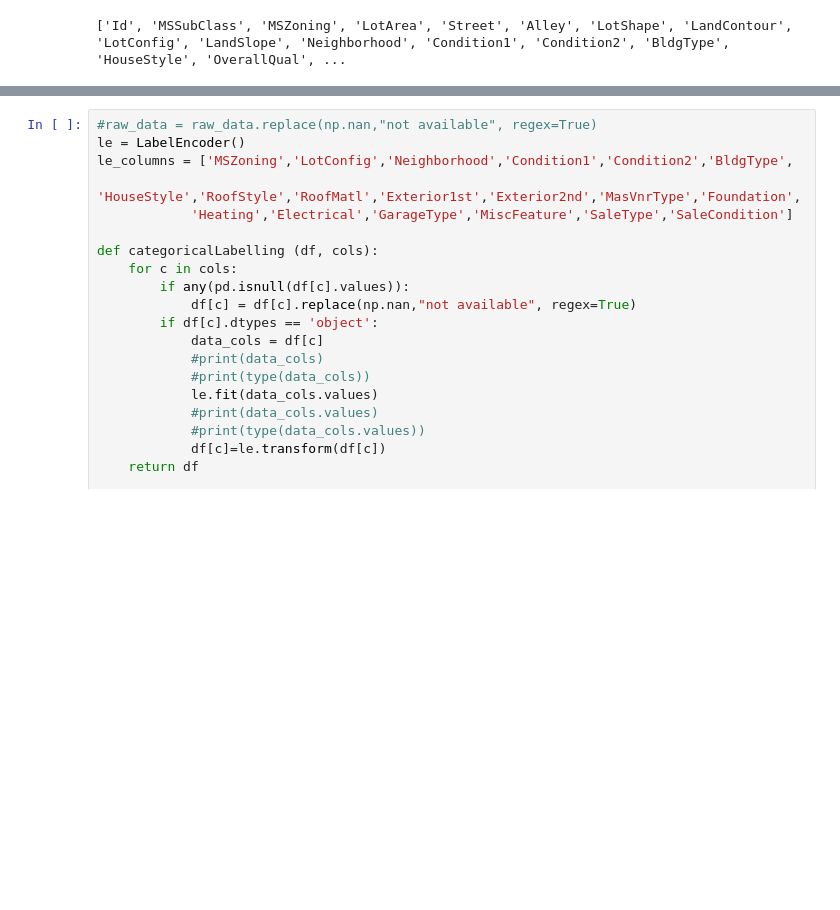
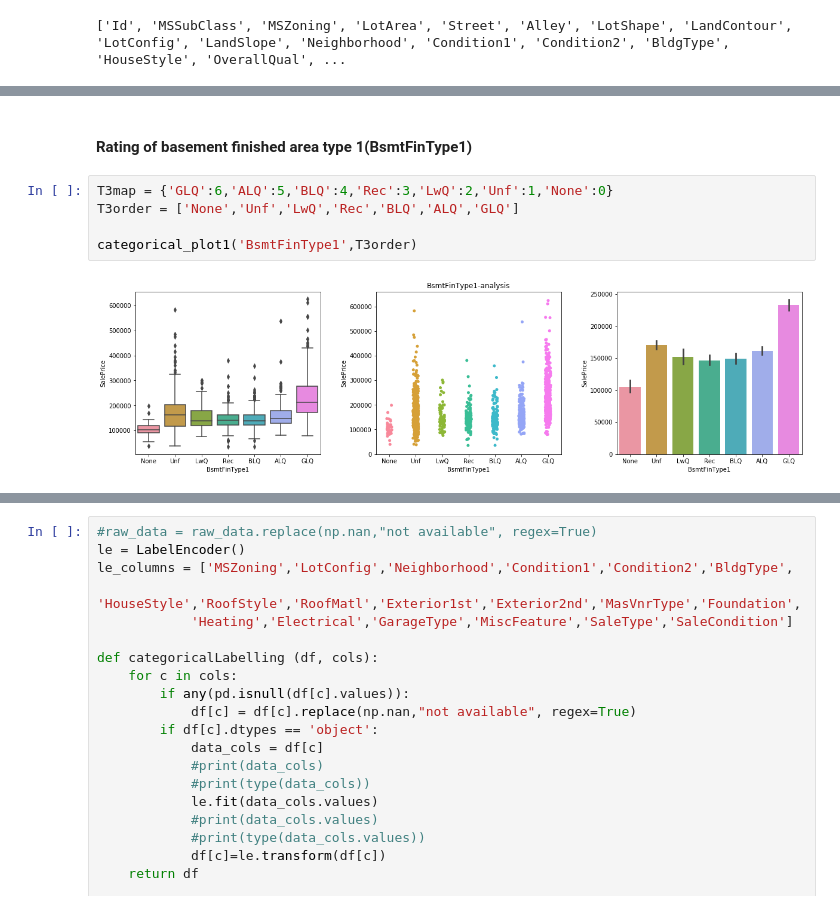
Before and after one commit to kaajun/kaggle-HousePrice, a Jupyter notebook: HousePrices/KaggleHousePrices.ipynb, the cells around one changed output, grey strips where cells are left out. Drawn from its saved outputs; the diff is of its cells as text; blank space fills up the shorter version.

```diff
--- a/HousePrices/KaggleHousePrices.ipynb
+++ b/HousePrices/KaggleHousePrices.ipynb
@@ -306,0 +313,9 @@ We can see clearly that basement height correlate positively with sale price. Fr
+# %% [markdown]
+<h4> Rating of basement finished area type 1(BsmtFinType1) </h4>
+# %%
+T3map = {'GLQ':6,'ALQ':5,'BLQ':4,'Rec':3,'LwQ':2,'Unf':1,'None':0}
+T3order = ['None','Unf','LwQ','Rec','BLQ','ALQ','GLQ']
+
+categorical_plot1('BsmtFinType1',T3order)
+# %% [output]
+[figure, added]
```
Also changed, not shown: parts of 37 cells of this notebook.
